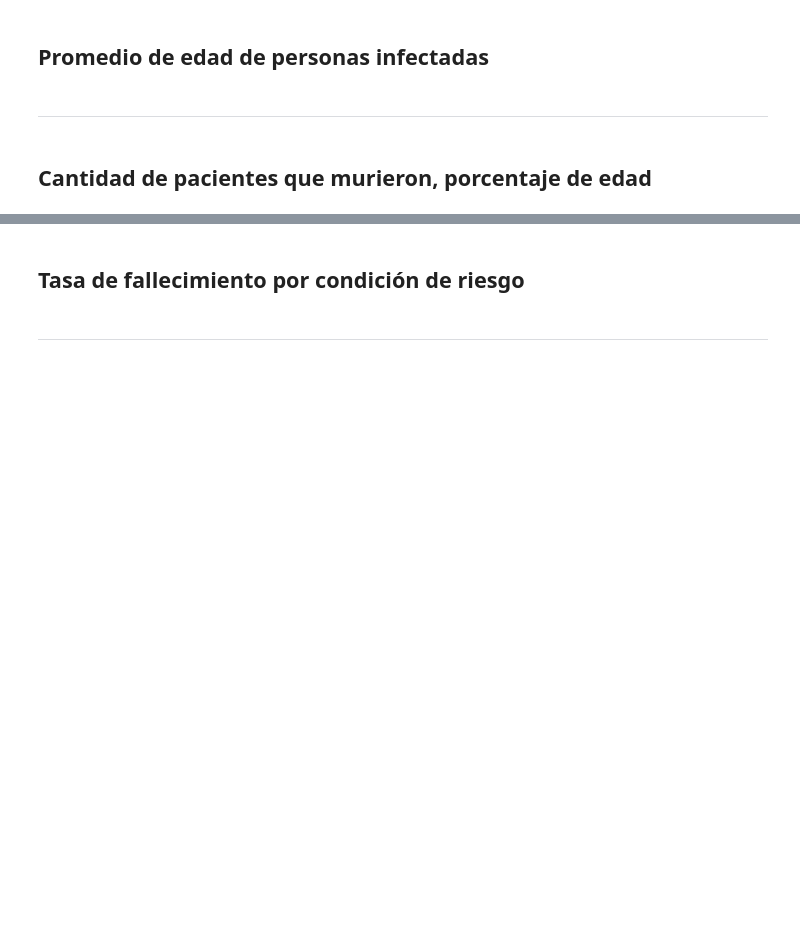
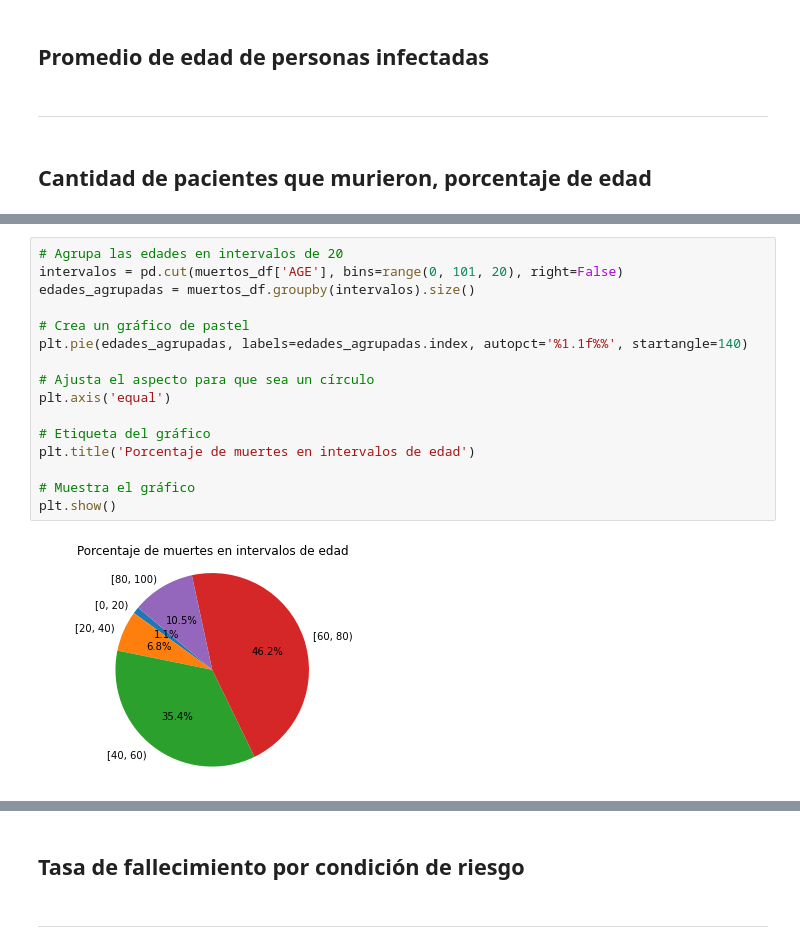
Before and after one commit to SamuelG0319/Final_Project_DS, a Jupyter notebook: cleanning-data.ipynb, the cells around one changed output, grey strips where cells are left out. Cells and saved outputs as stored; diff of their text form; blank space fills up the shorter version.

```diff
--- a/cleanning-data.ipynb
+++ b/cleanning-data.ipynb
@@ -161,0 +184,18 @@ ___
+# %%
+# Agrupa las edades en intervalos de 20
+intervalos = pd.cut(muertos_df['AGE'], bins=range(0, 101, 20), right=False)
+edades_agrupadas = muertos_df.groupby(intervalos).size()
+
+# Crea un gráfico de pastel
+plt.pie(edades_agrupadas, labels=edades_agrupadas.index, autopct='%1.1f%%', startangle=140)
+
+# Ajusta el aspecto para que sea un círculo
+plt.axis('equal')
+
+# Etiqueta del gráfico
+plt.title('Porcentaje de muertes en intervalos de edad')
+
+# Muestra el gráfico
+plt.show()
+# %% [output]
+[figure, added]
```
Also changed, not shown: parts of 22 cells of this notebook.
